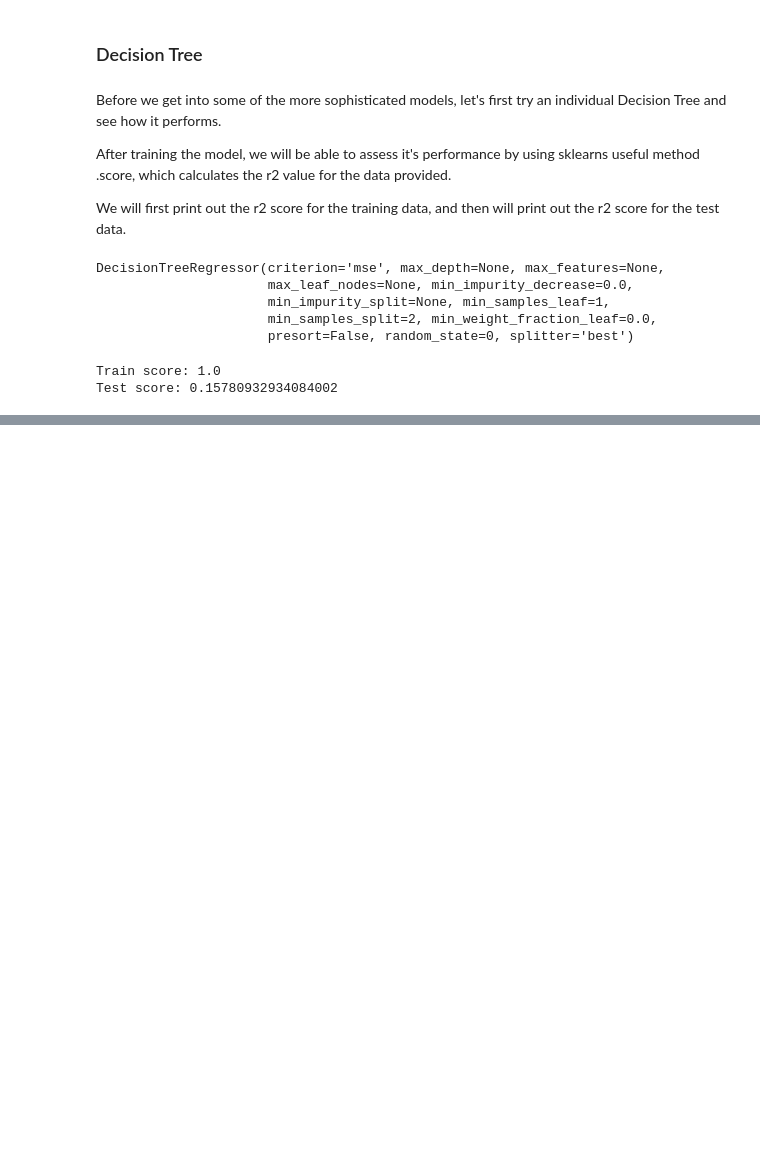
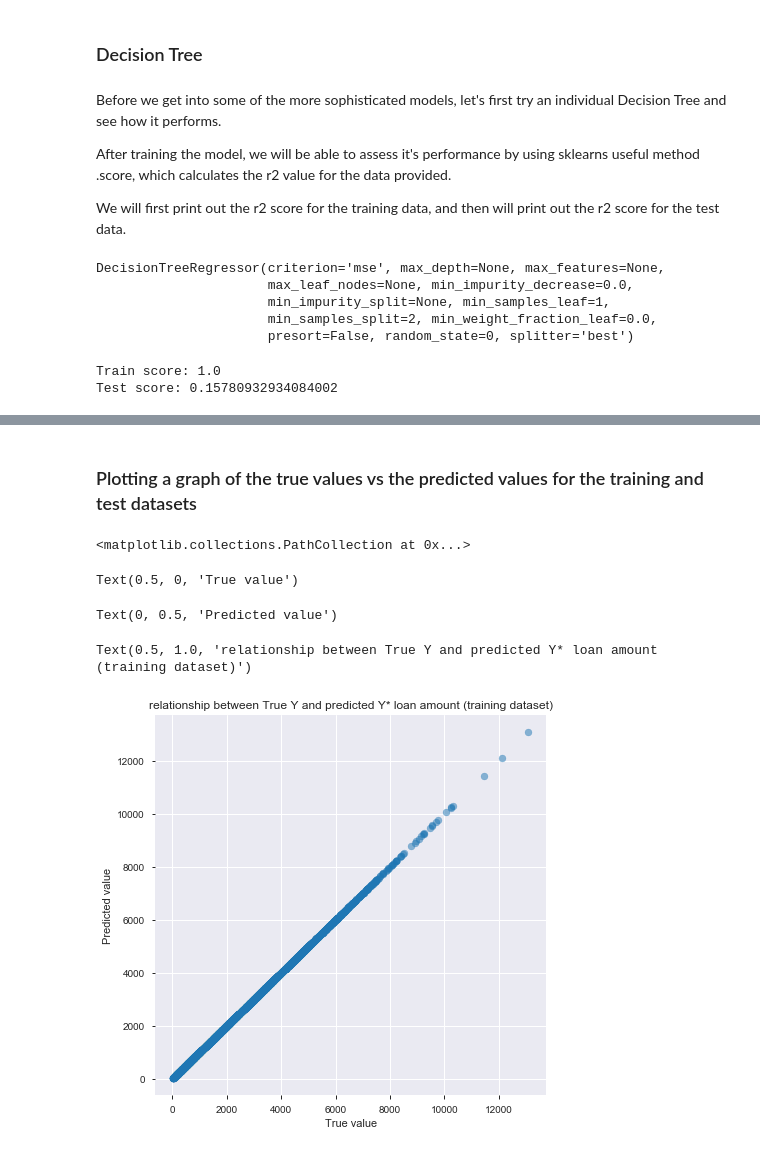
Before and after one commit to angelodavido/BIG-MART-SALES-PREDICTION, a Jupyter notebook: Random Forest Model.ipynb, the cells around one changed output, grey strips where cells are left out. Cells and saved outputs as stored; diff of their text form; code cells hidden in the pictures; blank space fills up the shorter version.

```diff
--- a/Random Forest Model.ipynb
+++ b/Random Forest Model.ipynb
@@ -116,0 +127,16 @@ Test score: 0.15780932934084002
+# %% [markdown]
+### Plotting a graph of the true values vs the predicted values for the training and test datasets
+# %%
+dt_y_predicted_train = decision_regressor.predict(X_train)
+fig = plt.figure(figsize=(7, 7))
+plt.scatter(y_train, dt_y_predicted_train, alpha=0.5)
+plt.xlabel('True value')
+plt.ylabel('Predicted value')
+plt.title("relationship between True Y and predicted Y* loan amount (training dataset)")
+plt.show()
+# %% [output]
+<matplotlib.collections.PathCollection at 0x...>
+Text(0.5, 0, 'True value')
+Text(0, 0.5, 'Predicted value')
+Text(0.5, 1.0, 'relationship between True Y and predicted Y* loan amount (training dataset)')
+[figure, added]
```
Also changed, not shown: parts of 11 cells of this notebook.
